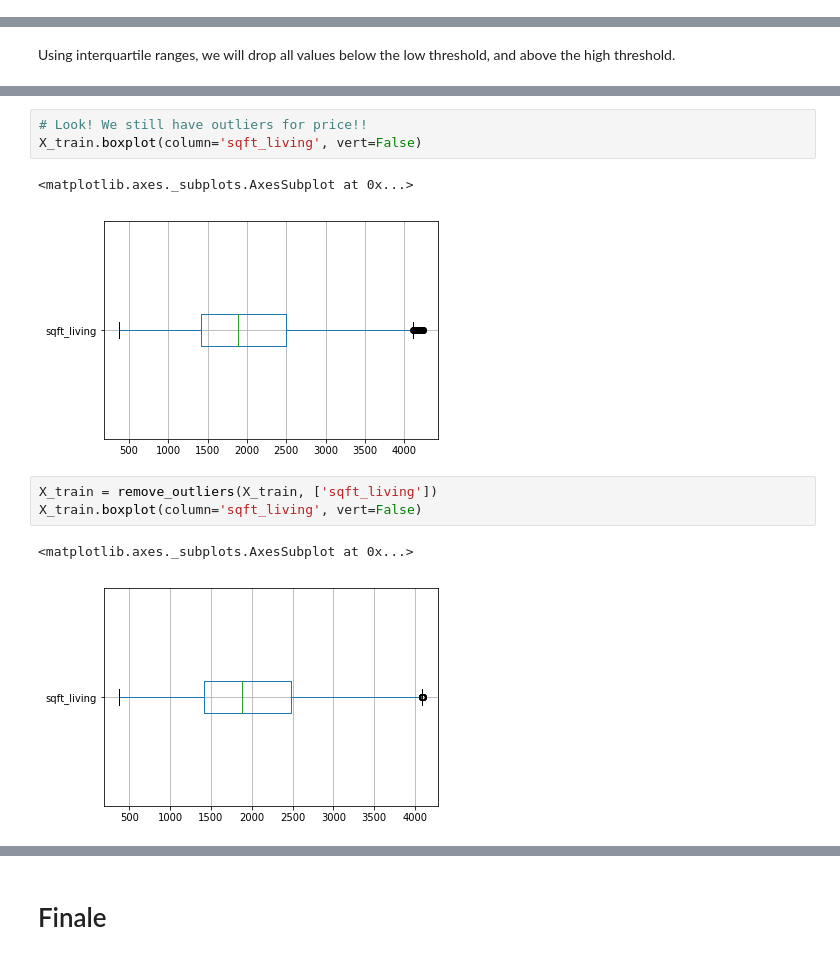
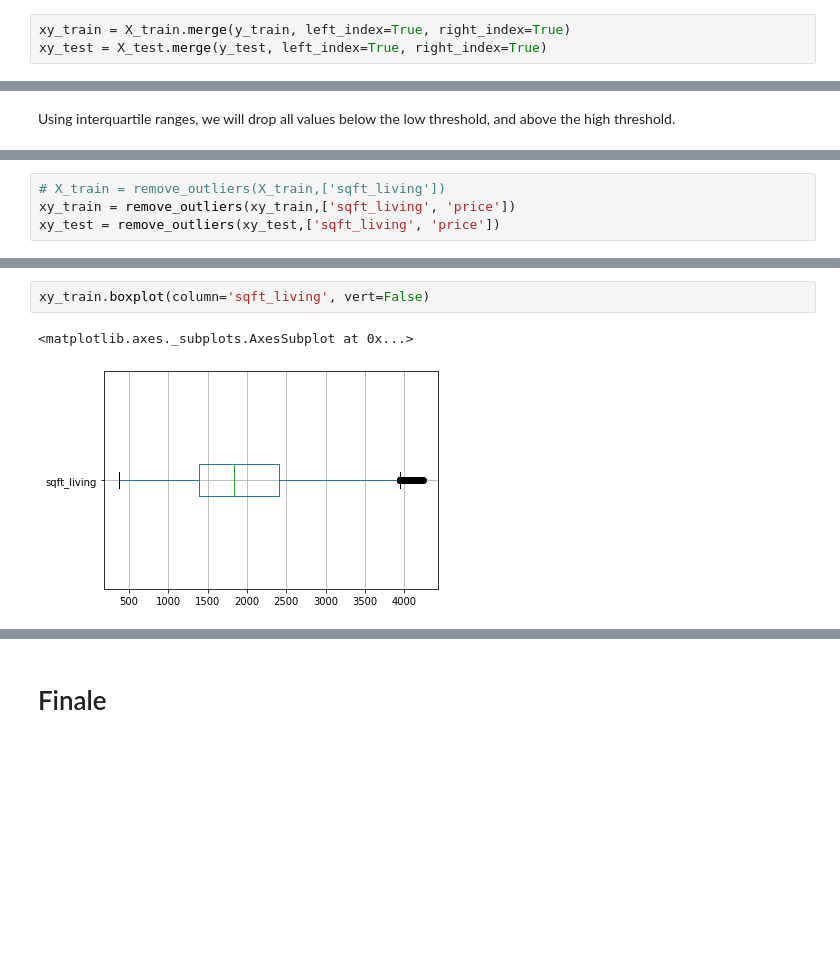
Before and after one commit to jonnelbenjamin/coachmod4project, a Jupyter notebook: 2_data_cleaning.ipynb, the cells around one changed output, grey strips where cells are left out. Saved outputs shown, nothing was run; the diff lists cells and outputs as text; blank space fills up the shorter version.

```diff
--- a/2_data_cleaning.ipynb
+++ b/2_data_cleaning.ipynb
@@ -206,0 +195,3 @@ msno.matrix(X_train)
+# %%
+xy_train = X_train.merge(y_train, left_index=True, right_index=True)
+xy_test = X_test.merge(y_test, left_index=True, right_index=True)
@@ -227 +235,5 @@ X_train = remove_outliers(X_train,['sqft_living'])
+# %%
+# X_train = remove_outliers(X_train,['sqft_living'])
+xy_train = remove_outliers(xy_train,['sqft_living', 'price'])
+xy_test = remove_outliers(xy_test,['sqft_living', 'price'])
 # %% [markdown]
@@ -241,12 +246,5 @@ X_train.describe()
 # %%
-# Look! We still have outliers for price!!
-X_train.boxplot(column='sqft_living', vert=False)
+xy_train.boxplot(column='sqft_living', vert=False)
 # %% [output]
 <matplotlib.axes._subplots.AxesSubplot at 0x...>
-[figure, old version]
+[figure, new version]
-# %%
-X_train = remove_outliers(X_train, ['sqft_living'])
-X_train.boxplot(column='sqft_living', vert=False)
-# %% [output]
-<matplotlib.axes._subplots.AxesSubplot at 0x...>
-[figure, removed]
```
Also changed, not shown: parts of 34 cells of this notebook, 4 other files.
